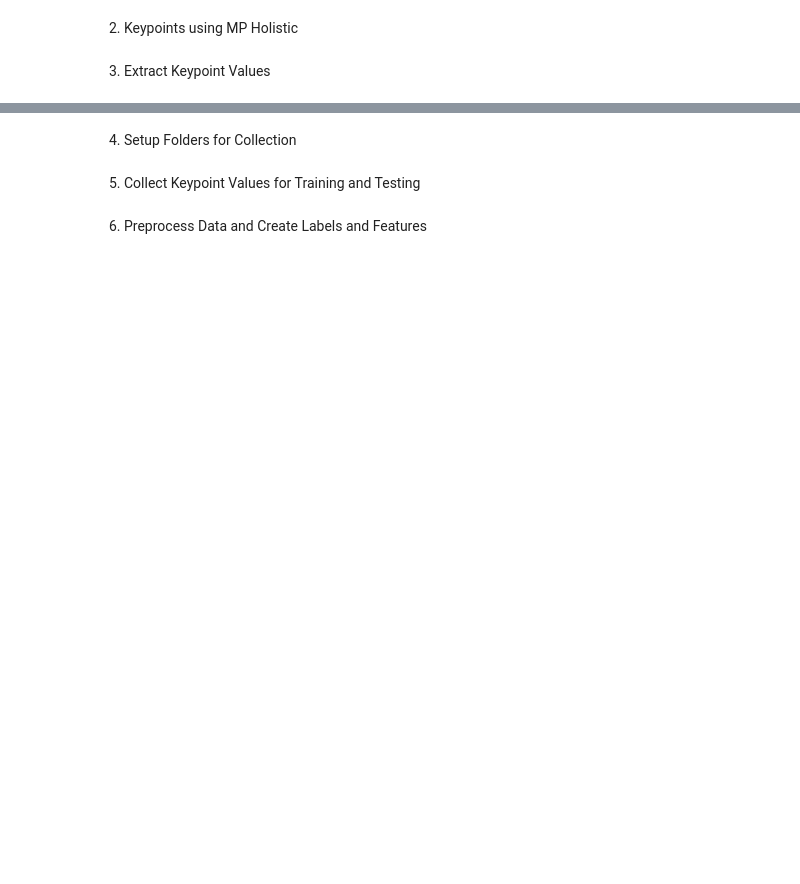
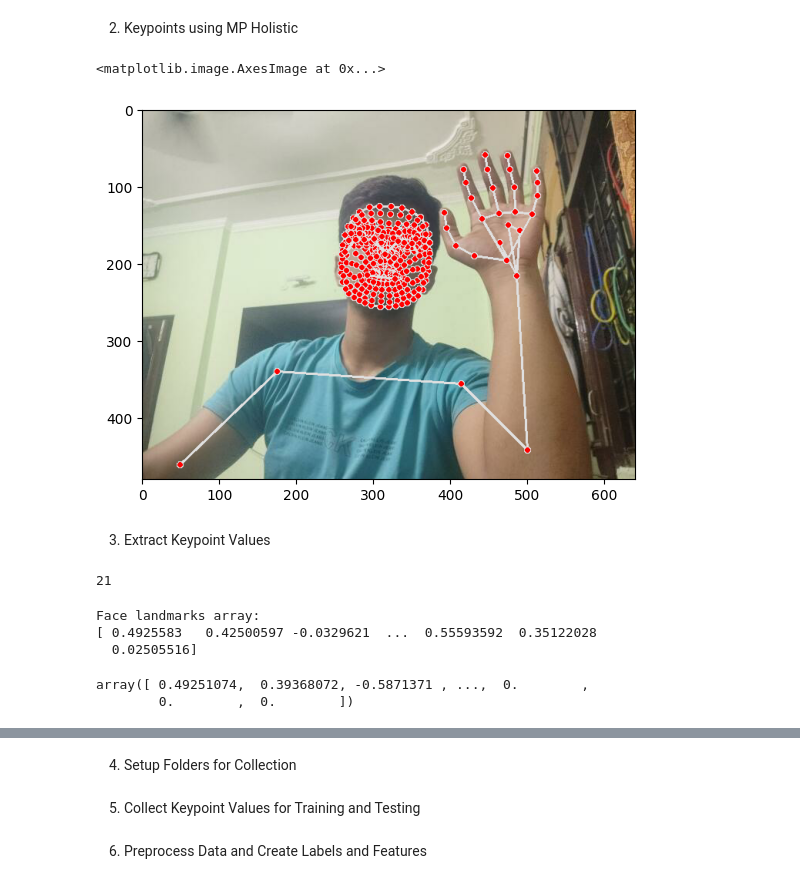
Before and after one commit to Lakshay2704/Sign-language, a Jupyter notebook: Code/test.ipynb, the cells around one changed output, grey strips where cells are left out. Drawn from its saved outputs; the diff is of its cells as text; code cells hidden in the pictures; blank space fills up the shorter version.

Commit message:
Final Sign To Text Code with testing and model included

```diff
--- a/Code/test.ipynb
+++ b/Code/test.ipynb
@@ -45,6 +27,12 @@ def mediapipe_detection(image, model):
     image.flags.writeable = True  # Image is now writeable
     image = cv2.cvtColor(image, cv2.COLOR_RGB2BGR)  # Color conversion RGB to BGR
     return image, results
+
+def draw_landmarks(image, results):
+    mp_drawing.draw_landmarks(image, results.face_landmarks, mp_holistic.FACEMESH_CONTOURS) # Draw face connections
+    mp_drawing.draw_landmarks(image, results.pose_landmarks, mp_holistic.POSE_CONNECTIONS) # Draw pose connections
+    mp_drawing.draw_landmarks(image, results.left_hand_landmarks, mp_holistic.HAND_CONNECTIONS) # Draw left hand connections
+    mp_drawing.draw_landmarks(image, results.right_hand_landmarks, mp_holistic.HAND_CONNECTIONS)
 
 def draw_styled_landmarks(image, results):
     # Draw face connections
@@ -64,36 +52,50 @@ def draw_styled_landmarks(image, results):
                              )
     # Draw right hand connections
     mp_drawing.draw_landmarks(image, results.right_hand_landmarks, mp_holistic.HAND_CONNECTIONS,
-                             mp_drawing.DrawingSpec(color=(245, 117, 66), thickness=2, circle_radius=4),
+                             mp_drawing.DrawingSpec(color=(245, 0, 0), thickness=2, circle_radius=4),
                              mp_drawing.DrawingSpec(color=(245, 66, 230), thickness=2, circle_radius=2)
                              )
 
 # Start video capture
 cap = cv2.VideoCapture(0)
 
 # Set up MediaPipe model
 with mp_holistic.Holistic(min_detection_confidence=0.5, min_tracking_confidence=0.5) as holistic:
     while cap.isOpened():
         # Read feed
         ret, frame = cap.read()
         if not ret:
             break
 
         # Make detections
         image, results = mediapipe_detection(frame, holistic)
 
         # Draw landmarks
         draw_styled_landmarks(image, results)
 
         # Show to screen
-        cv2.imshow('OpenCV Feed', image)
+        cv2.imshow('Sign To Speech', image)
 
         # Break gracefully
-        if cv2.waitKey(10) & 0xFF == ord('q'):
+        if cv2.waitKey(10) & 0xFF == 13:
             break
 
 # Release resources
 cap.release()
 cv2.destroyAllWindows()
+
+len(results.left_hand_landmarks.landmark)
+
+results
+draw_landmarks(frame, results)
+
+plt.imshow(cv2.cvtColor(frame, cv2.COLOR_BGR2RGB))
+# %% [output]
+<matplotlib.image.AxesImage at 0x...>
+[figure, added]
 # %% [markdown]
 3. Extract Keypoint Values
+# %%
+len(results.left_hand_landmarks.landmark)
+# %% [output]
+21
@@ -99,0 +111,27 @@ cv2.destroyAllWindows()
+# %%
+if results.face_landmarks:
+    face = np.array([[res.x, res.y, res.z] for res in results.face_landmarks.landmark]).flatten()
+else:
+    face = np.zeros(1404)  # Adjust this size if needed
+
+# Print the face array
+print("Face landmarks array:")
+print(face)
+# %% [output]
+Face landmarks array:
+[ 0.4925583   0.42500597 -0.0329621  ...  0.55593592  0.35122028
+  0.02505516]
+# %%
+def extract_keypoints(results):
+    pose = np.array([[res.x, res.y, res.z, res.visibility] for res in results.pose_landmarks.landmark]).flatten() if results.pose_landmarks else np.zeros(33*4)
+    face = np.array([[res.x, res.y, res.z] for res in results.face_landmarks.landmark]).flatten() if results.face_landmarks else np.zeros(468*3)
+    lh = np.array([[res.x, res.y, res.z] for res in results.left_hand_landmarks.landmark]).flatten() if results.left_hand_landmarks else np.zeros(21*3)
+    rh = np.array([[res.x, res.y, res.z] for res in results.right_hand_landmarks.landmark]).flatten() if results.right_hand_landmarks else np.zeros(21*3)
+    return np.concatenate([pose, face, lh, rh])
+
+result_test = extract_keypoints(results)
+
+result_test
+# %% [output]
+array([ 0.49251074,  0.39368072, -0.5871371 , ...,  0.        ,
+        0.        ,  0.        ])
```
Also changed, not shown: parts of 24 cells of this notebook, 5 other files.
